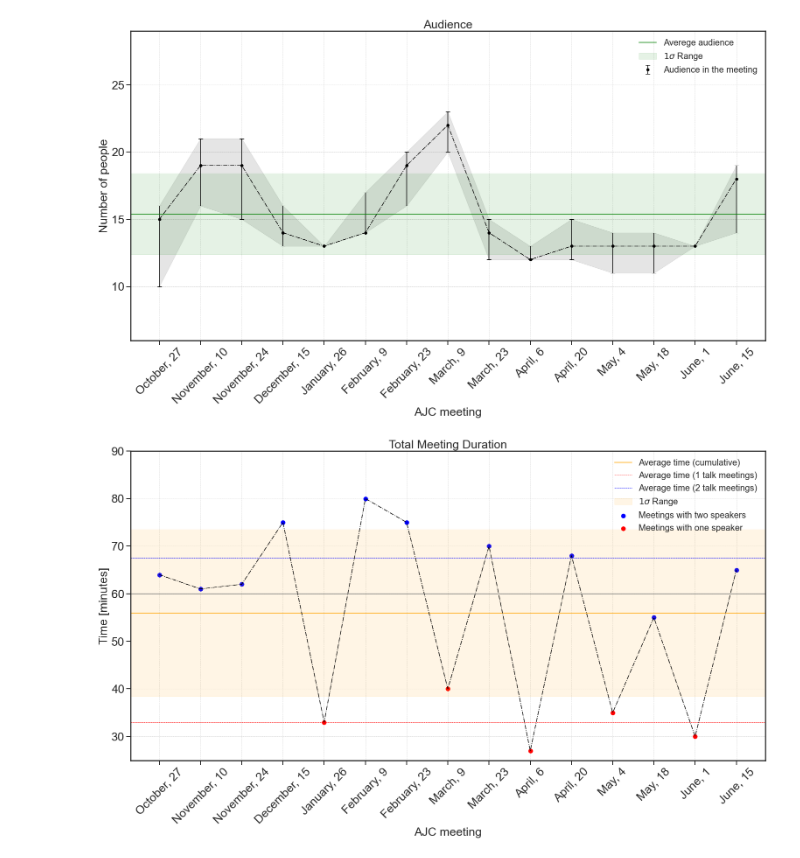
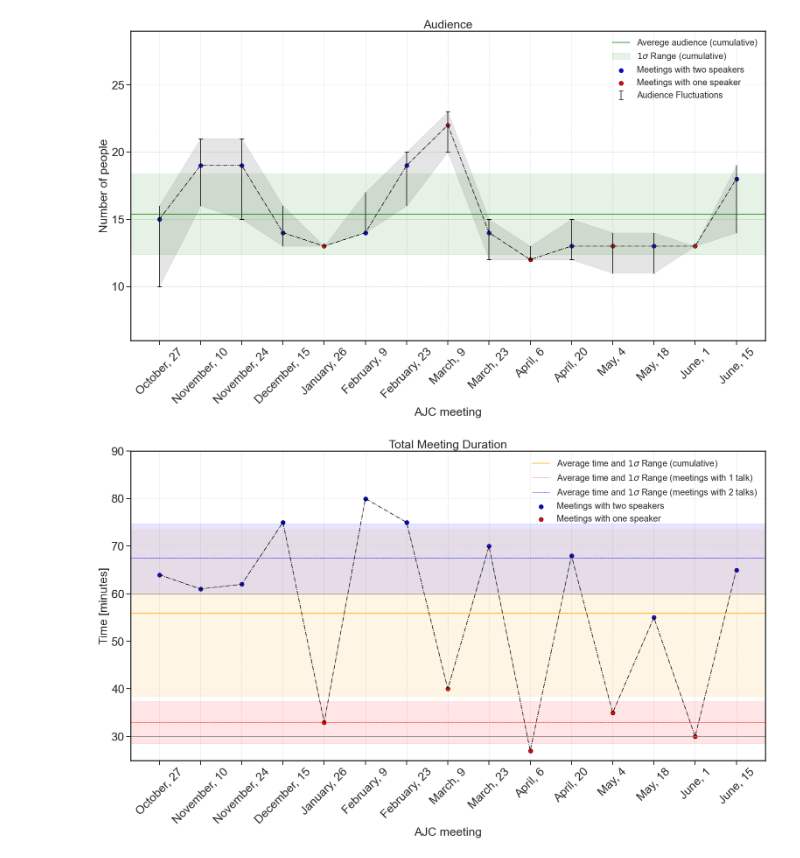
Before and after one commit to WilliamGiare/Astrophysics_Journal_CLub, a Jupyter notebook: Data & Analysis/AJC_analysis.ipynb, the cells around one changed output. Saved outputs shown, nothing was run; the diff lists cells and outputs as text; code cells hidden in the pictures.

```diff
--- a/Data & Analysis/AJC_analysis.ipynb
+++ b/Data & Analysis/AJC_analysis.ipynb
@@ -174,14 +189,32 @@ ax1.set_ylim(6,29)
 
 asymmetric_error = [AJC_data[:,3]-AJC_data[:,1], AJC_data[:,2]-AJC_data[:,3]]
 
-ax1.errorbar(AJC_data[:,0],AJC_data[:,3], yerr=asymmetric_error,alpha=1,color="k", marker='o', capsize=5, capthick=1,linestyle="none",label="Audience in the meeting")
+ax1.errorbar(AJC_data[:,0],AJC_data[:,3],yerr=asymmetric_error, alpha=1,color="k", marker='None',capsize=5, capthick=1,linestyle="none",label="Audience Fluctuations")
 
 ax1.plot(AJC_data[:,0],AJC_data[:,3],color="k",linestyle="-.")
 
+ax1.scatter(AJC_data[0,0],AJC_data[0,3],s=90, alpha=1,color="b",edgecolors= "k",label="Meetings with two speakers")
+ax1.scatter(AJC_data[1,0],AJC_data[1,3],s=90, alpha=1,color="b",edgecolors= "k")
+ax1.scatter(AJC_data[2,0],AJC_data[2,3],s=90, alpha=1,color="b",edgecolors= "k")
+ax1.scatter(AJC_data[3,0],AJC_data[3,3],s=90, alpha=1,color="b",edgecolors= "k")
+ax1.scatter(AJC_data[4,0],AJC_data[4,3],s=90, alpha=1,color="r",edgecolors= "k",label="Meetings with one speaker")
+ax1.scatter(AJC_data[5,0],AJC_data[5,3],s=90, alpha=1,color="b",edgecolors= "k")
+ax1.scatter(AJC_data[6,0],AJC_data[6,3],s=90, alpha=1,color="b",edgecolors= "k")
+ax1.scatter(AJC_data[7,0],AJC_data[7,3],s=90, alpha=1,color="r",edgecolors= "k")
+ax1.scatter(AJC_data[8,0],AJC_data[8,3],s=90, alpha=1,color="b",edgecolors= "k")
+ax1.scatter(AJC_data[9,0],AJC_data[9,3],s=90, alpha=1,color="r",edgecolors= "k")
+ax1.scatter(AJC_data[10,0],AJC_data[10,3],s=90, alpha=1,color="b",edgecolors= "k")
+ax1.scatter(AJC_data[11,0],AJC_data[11,3],s=90, alpha=1,color="r",edgecolors= "k")
+ax1.scatter(AJC_data[12,0],AJC_data[12,3],s=90, alpha=1,color="b",edgecolors= "k")
+ax1.scatter(AJC_data[13,0],AJC_data[13,3],s=90, alpha=1,color="r",edgecolors= "k")
+ax1.scatter(AJC_data[14,0],AJC_data[14,3],s=90, alpha=1,color="b",edgecolors= "k")
+
 plt.fill_between(AJC_data[:,0],AJC_data[:,1],AJC_data[:,2],color="gray",alpha=0.2)
 
-plt.axhline(Aud_mean,color='green',label="Averege audience")
-plt.axhspan(Aud_mean-Aud_std,Aud_mean+Aud_std,color="green",alpha=0.1,label="$1\sigma$ Range")
+plt.axhline(Aud_mean,color='green',label="Averege audience (cumulative)")
+#plt.axhline(Aud_mean_1TM,color="r",linestyle="--", linewidth="0.8", label="Average audience (1 talk meetings)")
+#plt.axhline(Aud_mean_2TM,color="b",linestyle="--", linewidth="0.8",label="Average audience (2 talk meetings)")
+plt.axhspan(Aud_mean-Aud_std,Aud_mean+Aud_std,color="green",alpha=0.1,label="$1\sigma$ Range (cumulative)")
 
 #ax1.scatter(AJC_data[:,0],AJC_data[:,3],s=80, alpha=1,color="k")
 
@@ -209,7 +242,7 @@ plt.show()
 
 #plt.savefig("Plot/Audiance.pdf")
 # %% [output]
-[figure, old version]
+[figure, new version]
 # %%
 plt.rcParams["axes.edgecolor"] = "0.15"
 plt.rcParams["axes.linewidth"]  = "2.5"
@@ -238,59 +271,65 @@ ax1.grid(linestyle='--',linewidth=0.7)
 
 ax1.set_ylim(25,90)
 
-plt.axhline(t_mean_total,color="orange",label="Average time (cumulative)")
-plt.axhline(t_mean_oneS,color="r",linestyle="--", linewidth="0.8", label="Average time (1 talk meetings)")
-plt.axhline(t_mean_twoS,color="b",linestyle="--", linewidth="0.8",label="Average time (2 talk meetings)")
-plt.axhspan(t_mean_total-t_std_total,t_mean_total+t_std_total,color="orange",alpha=0.1,label="$1\sigma$ Range")
+plt.axhline(t_mean_total,color="orange",label="Average time and $1\sigma$ Range (cumulative)")
+plt.axhspan(t_mean_total-t_std_total,t_mean_total+t_std_total,color="orange",alpha=0.1) # $1\sigma$ Range(cumulative)
+
+plt.axhline(t_mean_oneS,color="r",linestyle="--", linewidth="0.8", label="Average time and $1\sigma$ Range (meetings with 1 talk)")
+plt.axhspan(t_mean_oneS-t_std_oneS,t_mean_oneS+t_std_oneS,color="r",alpha=0.1) #$1\sigma$ Range (meetings with 1 talk)
+
+
+plt.axhline(t_mean_twoS,color="b",linestyle="--", linewidth="0.8",label="Average time and $1\sigma$ Range (meetings with 2 talks)")
+plt.axhspan(t_mean_twoS-t_std_twoS,t_mean_twoS+t_std_twoS,color="b",alpha=0.1) #$1\sigma$ Range (meetings with 2 talks)
 
 
 
-ax1.scatter(AJC_data[0,0],AJC_data[0,6],s=90, alpha=1,color="b",label="Meetings with two speakers")
-ax1.scatter(AJC_data[1,0],AJC_data[1,6],s=90, alpha=1,color="b")
-ax1.scatter(AJC_data[2,0],AJC_data[2,6],s=90, alpha=1,color="b")
-ax1.scatter(AJC_data[3,0],AJC_data[3,6],s=90, alpha=1,color="b")
-ax1.scatter(AJC_data[4,0],AJC_data[4,6],s=90, alpha=1,color="r",label="Meetings with one speaker")
-ax1.scatter(AJC_data[5,0],AJC_data[5,6],s=90, alpha=1,color="b")
-ax1.scatter(AJC_data[6,0],AJC_data[6,6],s=90, alpha=1,color="b")
-ax1.scatter(AJC_data[7,0],AJC_data[7,6],s=90, alpha=1,color="r")
-ax1.scatter(AJC_data[8,0],AJC_data[8,6],s=90, alpha=1,color="b")
-ax1.scatter(AJC_data[9,0],AJC_data[9,6],s=90, alpha=1,color="r")
-ax1.scatter(AJC_data[10,0],AJC_data[10,6],s=90, alpha=1,color="b")
-ax1.scatter(AJC_data[11,0],AJC_data[11,6],s=90, alpha=1,color="r")
-ax1.scatter(AJC_data[12,0],AJC_data[12,6],s=90, alpha=1,color="b")
-ax1.scatter(AJC_data[13,0],AJC_data[13,6],s=90, alpha=1,color="r")
-ax1.scatter(AJC_data[14,0],AJC_data[14,6],s=90, alpha=1,color="b")
+ax1.scatter(AJC_data[0,0],AJC_data[0,6],s=90, alpha=1,color="b",edgecolors= "k",label="Meetings with two speakers")
+ax1.scatter(AJC_data[1,0],AJC_data[1,6],s=90, alpha=1,color="b",edgecolors= "k")
+ax1.scatter(AJC_data[2,0],AJC_data[2,6],s=90, alpha=1,color="b",edgecolors= "k")
+ax1.scatter(AJC_data[3,0],AJC_data[3,6],s=90, alpha=1,color="b",edgecolors= "k")
+ax1.scatter(AJC_data[4,0],AJC_data[4,6],s=90, alpha=1,color="r",edgecolors= "k",label="Meetings with one speaker")
+ax1.scatter(AJC_data[5,0],AJC_data[5,6],s=90, alpha=1,color="b",edgecolors= "k")
+ax1.scatter(AJC_data[6,0],AJC_data[6,6],s=90, alpha=1,color="b",edgecolors= "k")
+ax1.scatter(AJC_data[7,0],AJC_data[7,6],s=90, alpha=1,color="r",edgecolors= "k")
+ax1.scatter(AJC_data[8,0],AJC_data[8,6],s=90, alpha=1,color="b",edgecolors= "k")
+ax1.scatter(AJC_data[9,0],AJC_data[9,6],s=90, alpha=1,color="r",edgecolors= "k")
+ax1.scatter(AJC_data[10,0],AJC_data[10,6],s=90, alpha=1,color="b",edgecolors= "k")
+ax1.scatter(AJC_data[11,0],AJC_data[11,6],s=90, alpha=1,color="r",edgecolors= "k")
+ax1.scatter(AJC_data[12,0],AJC_data[12,6],s=90, alpha=1,color="b",edgecolors= "k")
+ax1.scatter(AJC_data[13,0],AJC_data[13,6],s=90, alpha=1,color="r",edgecolors= "k")
+ax1.scatter(AJC_data[14,0],AJC_data[14,6],s=90, alpha=1,color="b",edgecolors= "k")
 
 ax1.plot(AJC_data[:,0],AJC_data[:,6],color="k",linestyle="-.")
 
 plt.axhline(60,color="grey")
+plt.axhline(30,color="grey")
 
 labels = [item.get_text() for item in ax1.get_xticklabels()]
 labels[0]='October, 27'
 labels[1]='November, 10'
 labels[2]='November, 24'
 labels[3]='December, 15'
 labels[4]='January, 26'
 labels[5]='February, 9'
 labels[6]='February, 23'
 labels[7]='March, 9'
 labels[8]='March, 23'
 labels[9]='April, 6'
 labels[10]='April, 20'
 labels[11]='May, 4'
 labels[12]='May, 18'
 labels[13]='June, 1'
 labels[14]='June, 15'
 
 ax1.set_xticklabels(labels)
 
 plt.legend(fontsize="20")
 
 plt.show()
 
 #plt.savefig("Plot/Duration.pdf")
 # %% [output]
-[figure, old version]
+[figure, new version]
 # %%
 plt.rcParams["axes.edgecolor"] = "0.15"
 plt.rcParams["axes.linewidth"]  = "2.5"
```
Also changed, not shown: parts of 8 cells of this notebook.
